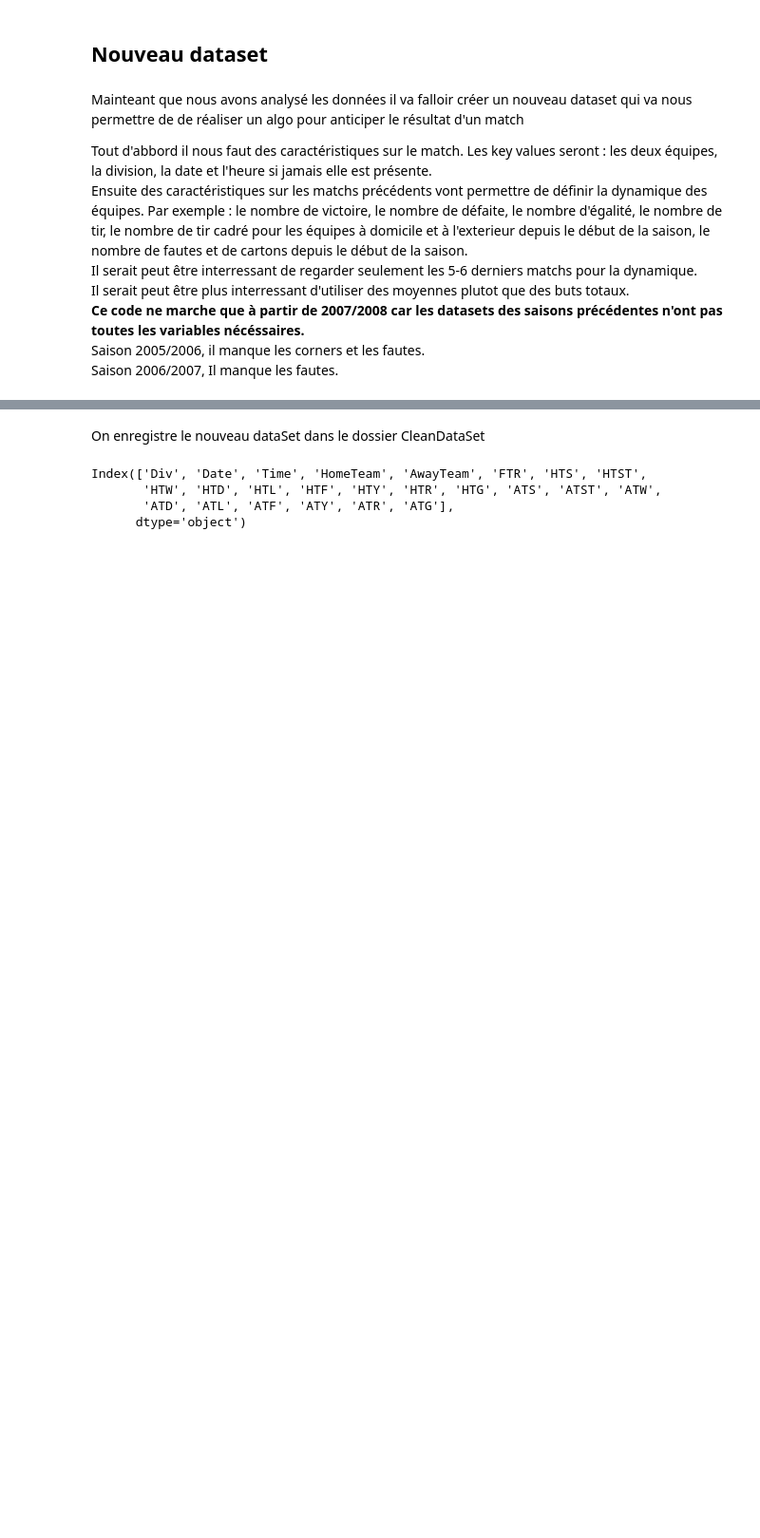
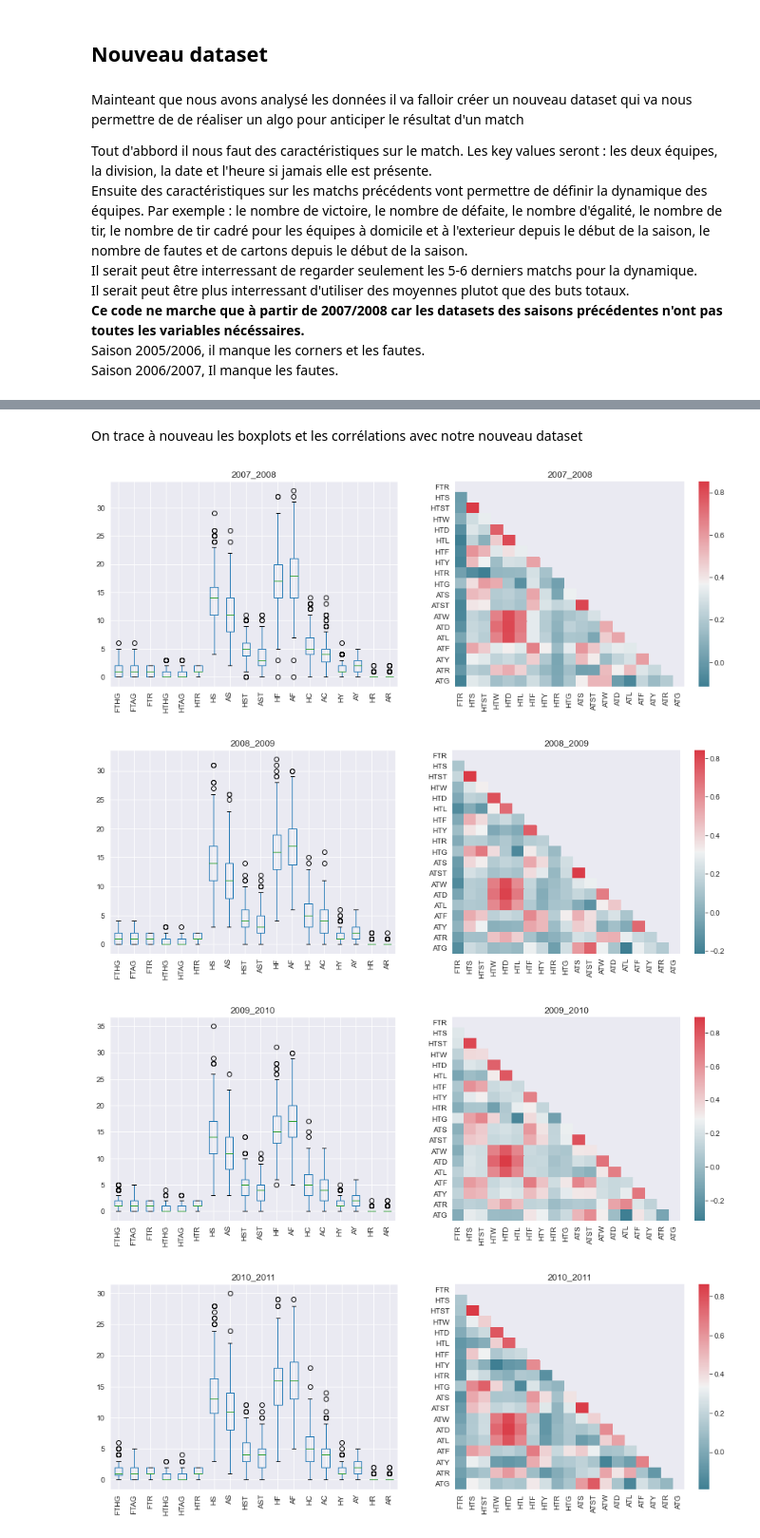
Before and after one commit to Amaurytiss/FootballPrediction, a Jupyter notebook: Fil_Rouge.ipynb, the cells around one changed output, grey strips where cells are left out. Shown at 95% size. Cells and saved outputs as stored; diff of their text form; code cells hidden in the pictures; blank space fills up the shorter version.

```diff
--- a/Fil_Rouge.ipynb
+++ b/Fil_Rouge.ipynb
@@ -421,12 +426,29 @@ Index(['Div', 'Date', 'Time', 'HomeTeam', 'AwayTeam', 'FTHG', 'FTAG', 'FTR',
        'HTHG', 'HTAG', 'HTR', 'HS', 'AS', 'HST', 'AST', 'HF', 'AF', 'HC', 'AC',
        'HY', 'AY', 'HR', 'AR'],
       dtype='object')
-# %% [markdown]
-On enregistre le nouveau dataSet dans le dossier CleanDataSet
-# %%
-new_df.columns
-# %% [output]
-Index(['Div', 'Date', 'Time', 'HomeTeam', 'AwayTeam', 'FTR', 'HTS', 'HTST',
-       'HTW', 'HTD', 'HTL', 'HTF', 'HTY', 'HTR', 'HTG', 'ATS', 'ATST', 'ATW',
-       'ATD', 'ATL', 'ATF', 'ATY', 'ATR', 'ATG'],
-      dtype='object')
+# %% [markdown]
+On trace à nouveau les boxplots et les corrélations avec notre nouveau dataset
+# %%
+i=1 #index figure
+for key in DF_means :
+    plt.figure(i,figsize=(15,5))
+    plt.subplot(121)
+    DF[key].boxplot()
+    plt.xticks(rotation='vertical')
+    plt.title(key)
+
+    plt.subplot(122)
+    sns.set_style('darkgrid')
+    plt.rc('figure', figsize=[8, 6])
+    plt.xticks(rotation='vertical')
+    corr = DF_means[key].corr()
+    plot_corr(corr)
+    plt.title(key)
+
+    i += 1 #pour changer de figure
+    plt.show()
+# %% [output]
+[figure, added]
+[figure, added]
+[figure, added]
+[figure, added]
```
Also changed, not shown: parts of 13 cells of this notebook.
